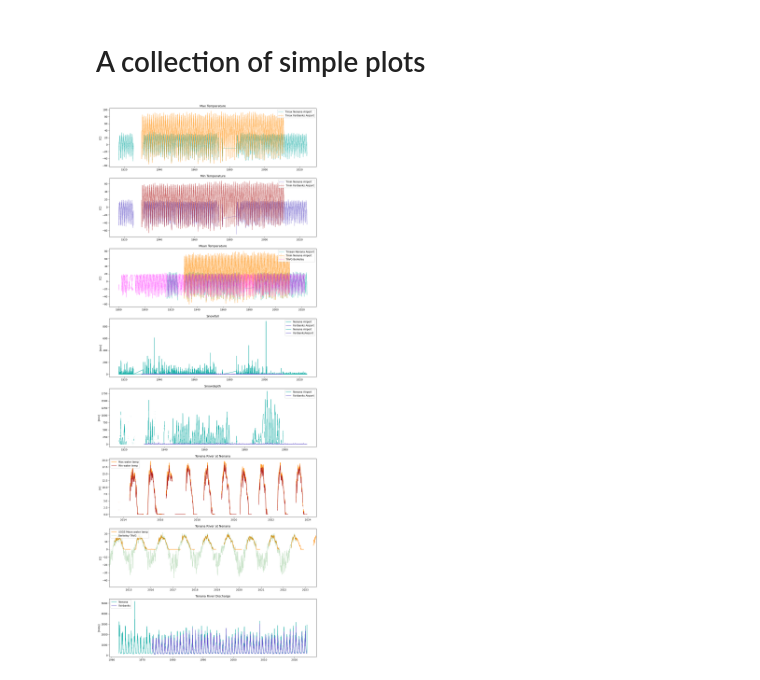
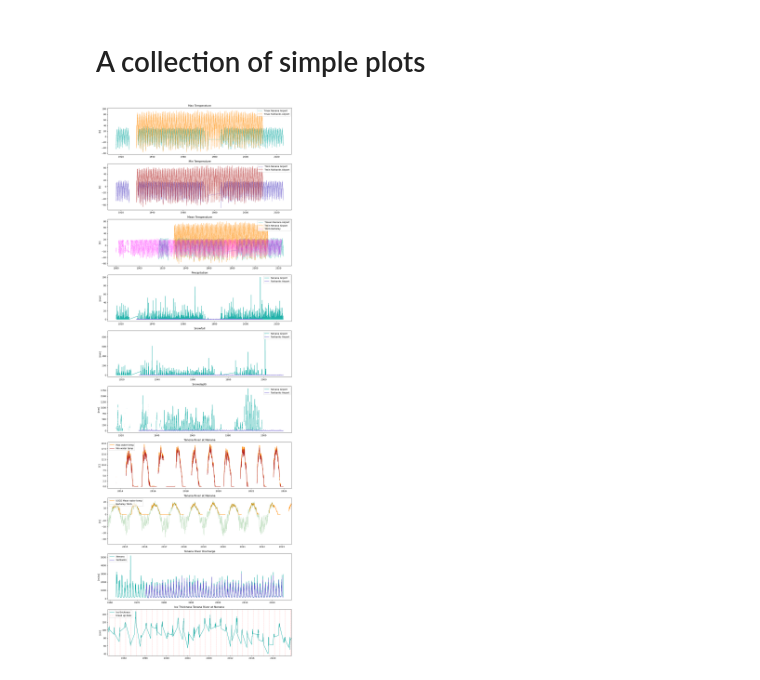
Before and after one commit to iceclassic/sandbox, a Jupyter notebook: PreProcessing.ipynb, the cells around one changed output. Drawn from its saved outputs; the diff is of its cells as text; code cells hidden in the pictures.

Commit message:
added ice_thickness and break up times

```diff
--- a/PreProcessing.ipynb
+++ b/PreProcessing.ipynb
@@ -53,7 +58,7 @@ The tripod is on the Tenana River in Nenana, a couple hundred feet from the [Mea
 #=======================================================================================================================#
 # Loading Berkeley Earth Global Temperature
 Temp_Berkeley=pd.read_csv('Berkeley temp data updated.txt',skiprows=48,index_col=0,delimiter=' ' )
-Temp_Berkeley.index = pd.to_datetime(temp_berkeley_updated.index)
+Temp_Berkeley.index = pd.to_datetime(Temp_Berkeley.index)
 #=======================================================================================================================#
 # Loading NOAA GHCN Data
 columns_to_import = ['DATE','PRCP', 'SNOW','SNWD','TMAX','TMIN'] # there are other field but the coverage is limited
@@ -96,10 +101,27 @@ Nenana_R_2.set_index('datetime', inplace=True)
 # changing units from ft^3/s to m3/s
 Nenana_R_2['Mean Discharge [m3/s]']= pd.to_numeric(Nenana_R_2['Mean Discharge [m3/s]'])
 Nenana_R_2['Mean Discharge [m3/s]'] = Nenana_R_2['Mean Discharge [m3/s]']*0.02832 # to  m^3/s (cubic meters per second)
+
+#======================================================================================================================#
+#Loading ICE Classic Data
+#======================================================================================================================#
+
+#Ice Thickness
+cols=['timestamp','IceThickness [cm]']
+ice_thickness=pd.read_csv('Nenana_Ice_Classic_Ice_Thickness.txt',skiprows=6,usecols=cols,delimiter='\t')
+ice_thickness['timestamp'] = pd.to_datetime(ice_thickness['timestamp'])
+ice_thickness.set_index('timestamp', inplace=True)
+
+# Break-up-times
+break_up_times=pd.read_csv('BreakUpTimes.csv')
+break_up_times.head()
+break_up_times['timestamp'] = pd.to_datetime(break_up_times[['Year', 'Month', 'Day']])  # want index wiht only date not time
+break_up_times['timestamps'] = pd.to_datetime(break_up_times['timestamp'])
+break_up_times.set_index('timestamp', inplace=True)
 # %% [markdown]
 # A collection of simple plots
 # %%
-fig, ax1 = plt.subplots(8,1,figsize=(15, 40))
+fig, ax1 = plt.subplots(10,1,figsize=(15, 45))
 color1='lightseagreen'
 color2='slateblue'
 color3='darkorange'
@@ -129,55 +151,68 @@ ax1[2].plot(0.5*(Fairbanks_pp['TMAX']+Fairbanks_pp['TMIN']),marker=',',label="Tm
 ax1[2].plot(Temp_Berkeley,marker=',',label="TAVG Berkeley ",color='magenta',alpha=0.3)
 ax1[2].tick_params(axis='y')
 ax1[2].tick_params(axis='y')
 ax1[2].set_ylabel("[C]")
 ax1[2].legend(loc='upper right')
 ax1[2].set_title("Mean Temperature")
 
 
 ax1[3].plot(Nenana_pp['PRCP'],marker=',',label="Nenana Airport",color=color1)
 ax1[3].plot(Fairbanks_pp['PRCP'],marker=',',label="Fairbanks Airport",color=color2)
 ax1[3].tick_params(axis='y')
 ax1[3].set_ylabel("[mm]")
 ax1[3].legend(loc='upper right')
 ax1[3].set_title("Precipitation")
 
 
-ax1[3].plot(Nenana_pp['SNOW'],marker=',',label="Nenana Airport",color=color1)
-ax1[3].plot(Fairbanks_pp['SNOW'],marker=',',label="FairbanksAirport",color=color2)
-ax1[3].tick_params(axis='y')
-ax1[3].set_ylabel("[mm]")
-ax1[3].legend(loc='upper right')
-ax1[3].set_title("Snowfall")
-
-
-ax1[4].plot(Nenana_pp['SNWD'],marker=',',label="Nenana Airport",color=color1)
-ax1[4].plot(Fairbanks_pp['SNWD'],marker=',',label="Fairbanks Airport",color=color2)
+ax1[4].plot(Nenana_pp['SNOW'],marker=',',label="Nenana Airport",color=color1)
+ax1[4].plot(Fairbanks_pp['SNOW'],marker=',',label="Fairbanks Airport",color=color2)
 ax1[4].tick_params(axis='y')
 ax1[4].set_ylabel("[mm]")
 ax1[4].legend(loc='upper right')
-ax1[4].set_title("Snowdepth")
+ax1[4].set_title("Snowfall")
 
-ax1[5].plot(Nenana_R_1['Max water temp [C]'],marker=',',label="Max water temp",color=color3)
-ax1[5].plot(Nenana_R_1['Min water temp [C]'],marker=',',label="Min water temp",color=color4)
+
+ax1[5].plot(Nenana_pp['SNWD'],marker=',',label="Nenana Airport",color=color1)
+ax1[5].plot(Fairbanks_pp['SNWD'],marker=',',label="Fairbanks Airport",color=color2)
 ax1[5].tick_params(axis='y')
-ax1[5].set_ylabel("[C]")
-ax1[5].legend(loc='upper left')
-ax1[5].set_title("Tenena River at Nenana")
+ax1[5].set_ylabel("[mm]")
+ax1[5].legend(loc='upper right')
+ax1[5].set_title("Snowdepth")
 
-ax1[6].plot(Nenana_R_1['Mean water temp [C]'],marker=',',label="USGS Mean water temp",color=color3)
-ax1[6].plot(temp_berkeley_updated,marker=',',label="Berkeley TAVG",color='green',alpha=0.2)
+ax1[6].plot(Nenana_R_1['Max water temp [C]'],marker=',',label="Max water temp",color=color3)
+ax1[6].plot(Nenana_R_1['Min water temp [C]'],marker=',',label="Min water temp",color=color4)
 ax1[6].tick_params(axis='y')
 ax1[6].set_ylabel("[C]")
 ax1[6].legend(loc='upper left')
-ax1[6].set_title("Tenana River at Nenana")
-ax1[6].set_xlim(pd.Timestamp('2014-02-15'), pd.Timestamp('2023-07-01'))
+ax1[6].set_title("Tenena River at Nenana")
 
-ax1[7].plot(Nenana_R_1['Mean Discharge [m3/s]'],marker=',',label="Nenana",color=color1)
-ax1[7].plot(Nenana_R_2['Mean Discharge [m3/s]'],marker=',',label="Fairbanks",color=color2)
+ax1[7].plot(Nenana_R_1['Mean water temp [C]'],marker=',',label="USGS Mean water temp",color=color3)
+ax1[7].plot(Temp_Berkeley,marker=',',label="Berkeley TAVG",color='green',alpha=0.2)
 ax1[7].tick_params(axis='y')
-ax1[7].set_ylabel("[m3/s]")
+ax1[7].set_ylabel("[C]")
 ax1[7].legend(loc='upper left')
-ax1[7].set_title("Tenana River Discharge")
+ax1[7].set_title("Tenana River at Nenana")
+ax1[7].set_xlim(pd.Timestamp('2014-02-15'), pd.Timestamp('2023-07-01'))
+
+ax1[8].plot(Nenana_R_1['Mean Discharge [m3/s]'],marker=',',label="Nenana",color=color1)
+ax1[8].plot(Nenana_R_2['Mean Discharge [m3/s]'],marker=',',label="Fairbanks",color=color2)
+ax1[8].tick_params(axis='y')
+ax1[8].set_ylabel("[m3/s]")
+ax1[8].legend(loc='upper left')
+ax1[8].set_title("Tenana River Discharge")
+
+
+ax1[9].plot(ice_thickness,marker=',',label="Ice thickness",color=color1)
+#ax1[8].plot(Nenana_R_2['Mean Discharge [m3/s]'],marker=',',label="Fairbanks",color=color2)
+ax1[9].tick_params(axis='y')
+ax1[9].set_ylabel("[cm]")
+ax1[9].set_title("Ice Thickness Tenana River at Nenana ")
+# Plot vertical lines for each index value
+for datetime_value in break_up_times.index:
+    plt.axvline(x=datetime_value, color='r', linestyle='--',alpha=0.2)
+plt.axvline(x=datetime_value, color='r', linestyle='--',alpha=0.2,label="break up date" ) # lazy way to get only onw legend
+ax1[9].set_xlim(pd.Timestamp('1989-01-01'), pd.Timestamp('2023-07-01'))
+ax1[9].legend(loc='upper left')
 plt.show()
 # %% [output]
-[figure, old version]
+[figure, new version]
```
Also changed, not shown: parts of 2 cells of this notebook.
